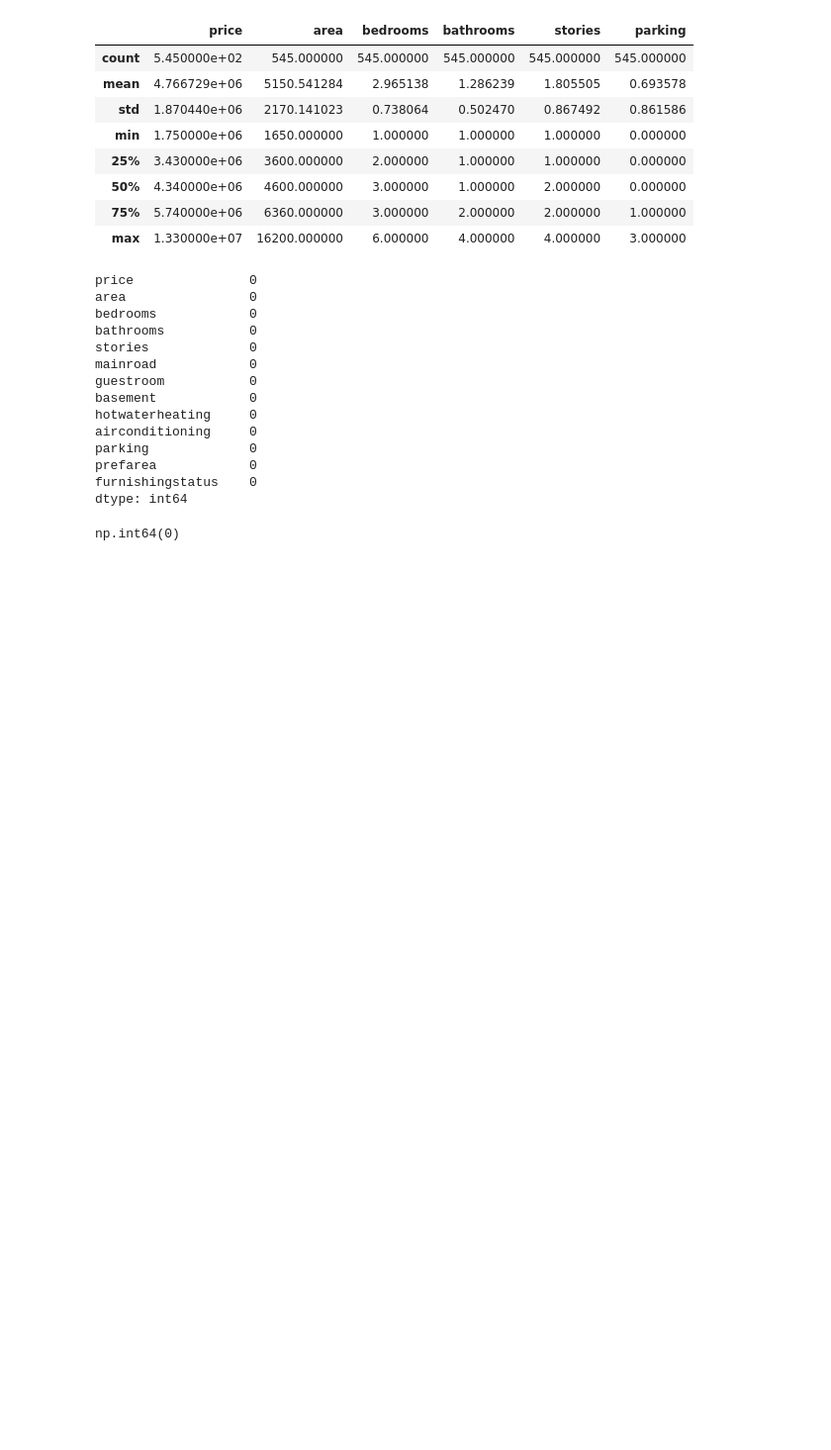
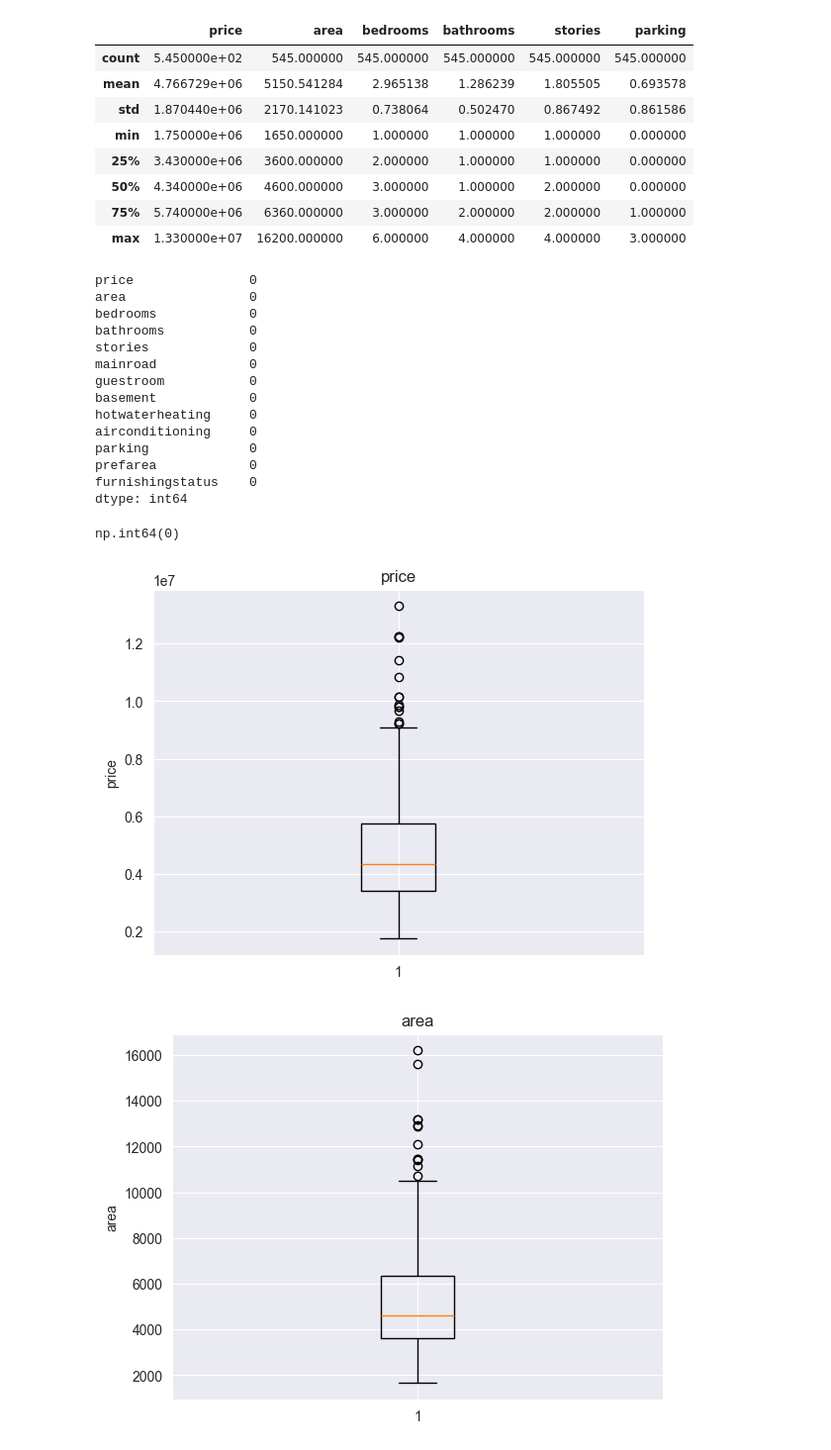
Before and after one commit to Mahyar-mhn/e-commerce-Workshop, a Jupyter notebook: main.ipynb, the cells around one changed output. Shown at 99% size. Drawn from its saved outputs; the diff is of its cells as text; code cells hidden in the pictures; blank space fills up the shorter version.

Commit message:
draw boxplots

```diff
--- a/main.ipynb
+++ b/main.ipynb
@@ -47,3 +47,13 @@ dtype: int64
 df.isnull().sum().sum()
 # %% [output]
 np.int64(0)
+# %%
+for column in df.select_dtypes(include='number').columns:
+    plt.figure()
+    plt.boxplot(df[column])
+    plt.title(column)
+    plt.ylabel(column)
+    plt.show()
+# %% [output]
+[figure, added]
+[figure, added]
```
Also changed, not shown: parts of 1 cell of this notebook.
